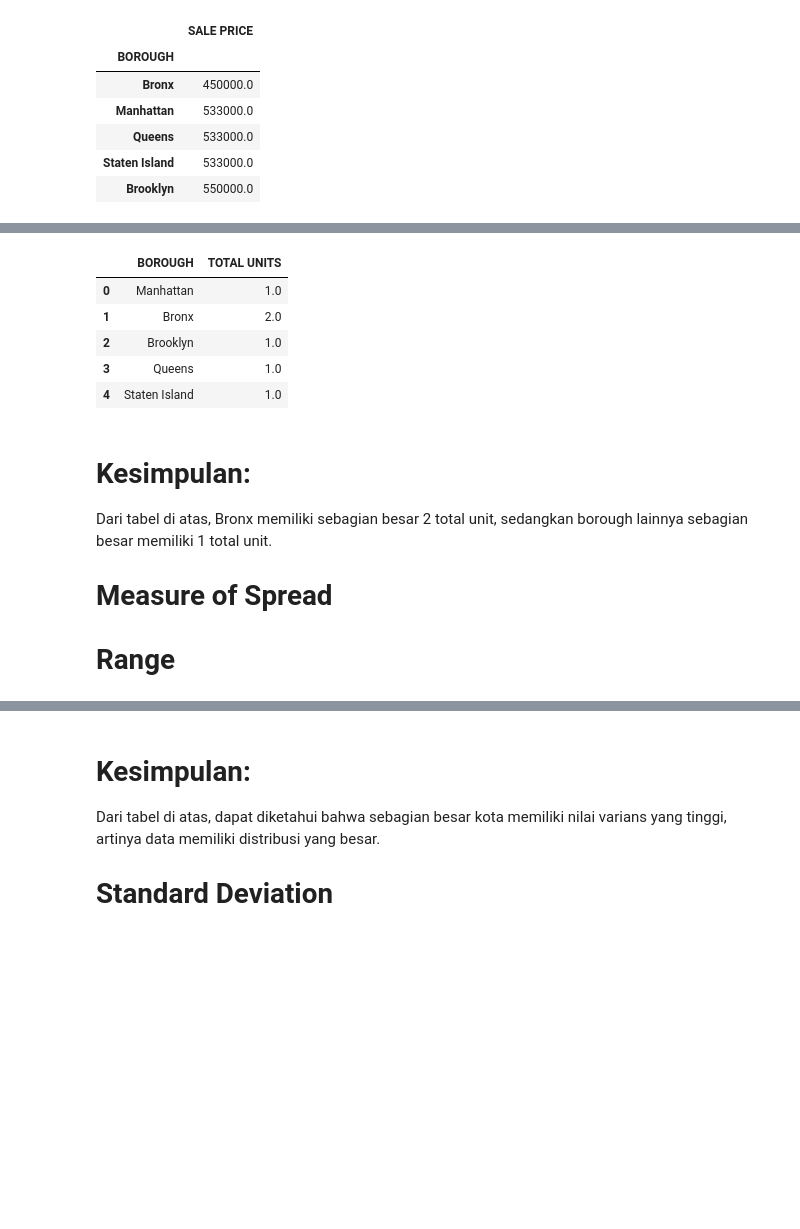
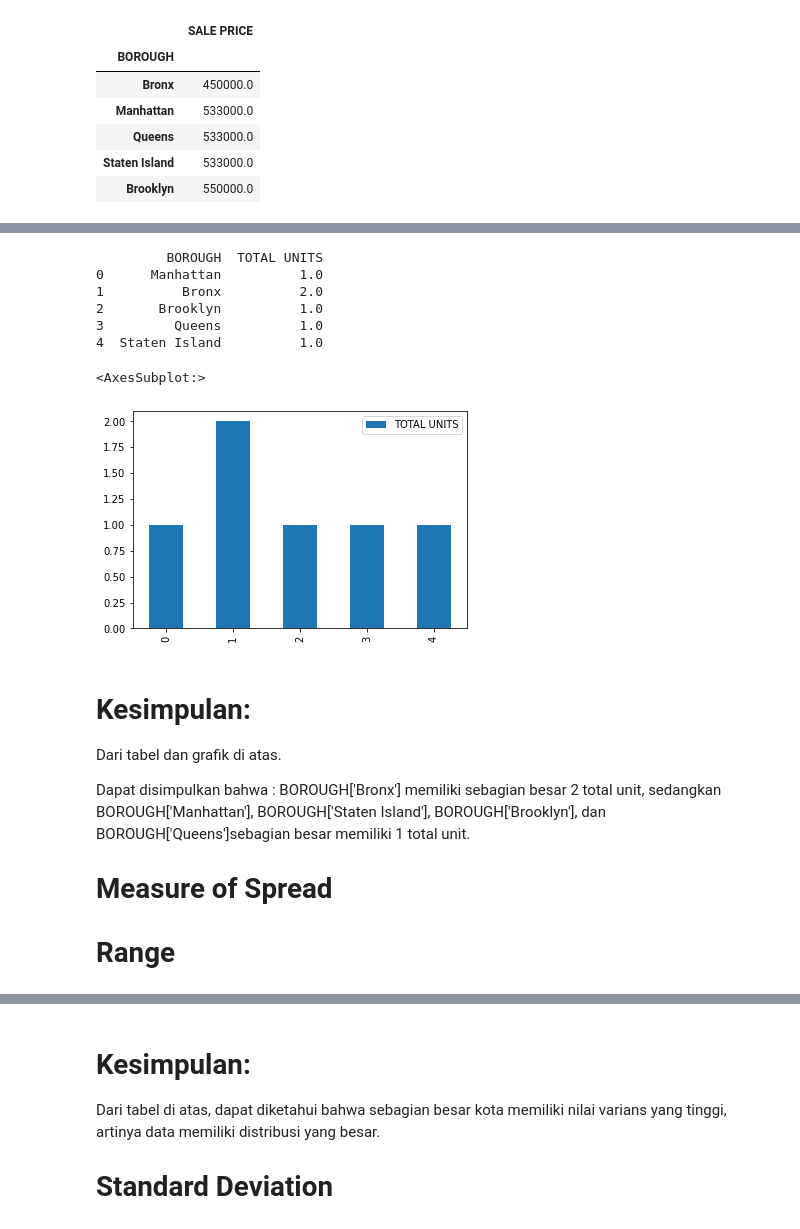
Before and after one commit to Hubhubhob/Hacktiv8, a Jupyter notebook: Hacktiv8-Assignment2/PYTN_Assgn_2_3_KS-017-Andreas_Dimas_C.ipynb, the cells around one changed output, grey strips where cells are left out. Saved outputs shown, nothing was run; the diff lists cells and outputs as text; code cells hidden in the pictures; blank space fills up the shorter version.

```diff
--- a/Hacktiv8-Assignment2/PYTN_Assgn_2_3_KS-017-Andreas_Dimas_C.ipynb
+++ b/Hacktiv8-Assignment2/PYTN_Assgn_2_3_KS-017-Andreas_Dimas_C.ipynb
@@ -524,18 +513,24 @@ Dapat disimpulkan :
 # %%
 #Menghitung nilai modus TOTAL UNIT pada setiap data di kolom BOROUGH
 modus_price = df[['BOROUGH','TOTAL UNITS']].groupby(['BOROUGH']).apply(pd.DataFrame.mode).reset_index(drop=True)
-modus_price
+print(modus_price)
+modus_price.plot(kind='bar')
 # %% [output]
-|  | BOROUGH | TOTAL UNITS |
-| 0 | Manhattan | 1.0 |
-| 1 | Bronx | 2.0 |
-| 2 | Brooklyn | 1.0 |
-| 3 | Queens | 1.0 |
-| 4 | Staten Island | 1.0 |
+         BOROUGH  TOTAL UNITS
+0      Manhattan          1.0
+1          Bronx          2.0
+2       Brooklyn          1.0
+3         Queens          1.0
+4  Staten Island          1.0
+<AxesSubplot:>
+[figure, added]
 # %% [markdown]
 # Kesimpulan:
 
-Dari tabel di atas, Bronx memiliki sebagian besar 2 total unit, sedangkan borough lainnya sebagian besar memiliki 1 total unit.
+Dari tabel dan grafik di atas.
+
+Dapat disimpulkan bahwa :
+BOROUGH['Bronx'] memiliki sebagian besar 2 total unit, sedangkan BOROUGH['Manhattan'], BOROUGH['Staten Island'], BOROUGH['Brooklyn'], dan BOROUGH['Queens']sebagian besar memiliki 1 total unit.
 
 # Measure of Spread
 # Range
```
Also changed, not shown: parts of 26 cells of this notebook.
